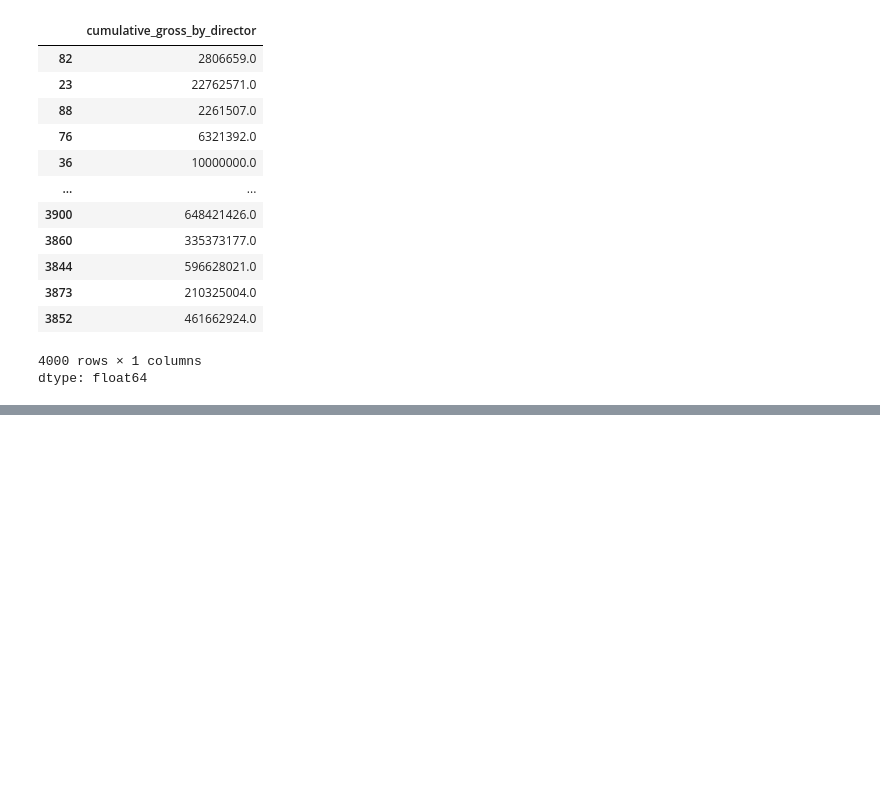
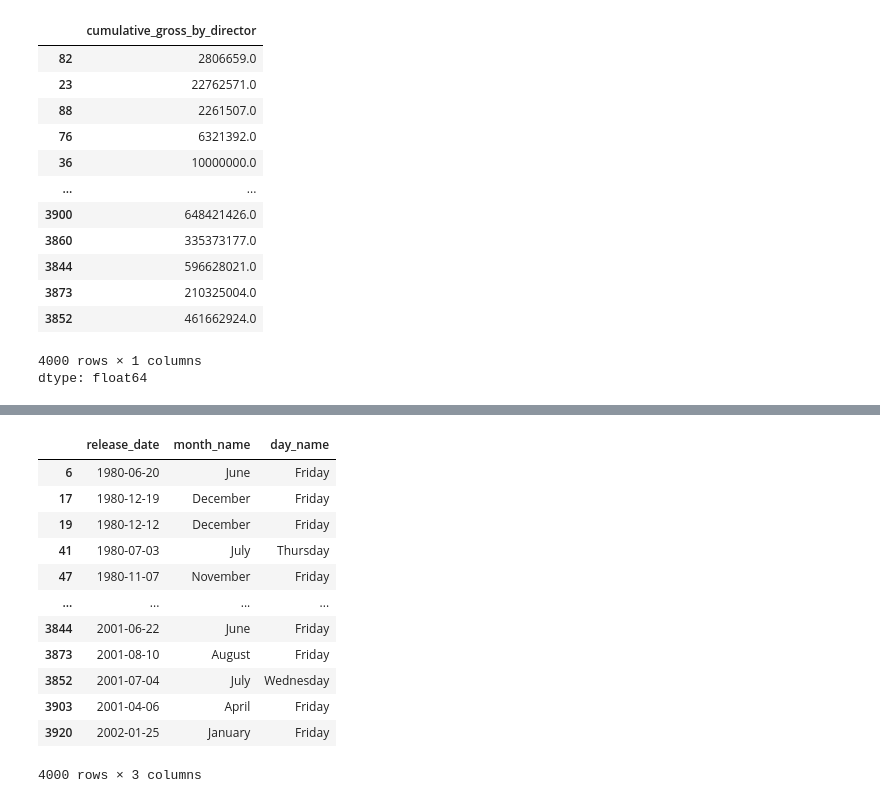
Before and after one commit to Divyanshucode93/GoogleColabsPractice, a Jupyter notebook: movies_Practise.ipynb, the cells around one changed output, grey strips where cells are left out. Cells and saved outputs as stored; diff of their text form; code cells hidden in the pictures; blank space fills up the shorter version.

```diff
--- a/movies_Practise.ipynb
+++ b/movies_Practise.ipynb
@@ -724,0 +827,19 @@ pivot_gross = df.pivot_table(index='genre', columns='year', values='gross', aggf
+# %%
+# 47. Date Extractions: From your release_date column, create two new columns: month_name (e.g., January, February) and day_name (e.g., Monday, Tuesday).
+df['month_name'] = df['release_date'].dt.month_name()
+df['day_name'] = df['release_date'].dt.day_name()
+df[['release_date','month_name','day_name']]
+# %% [output]
+|  | release_date | month_name | day_name |
+| 6 | 1980-06-20 | June | Friday |
+| 17 | 1980-12-19 | December | Friday |
+| 19 | 1980-12-12 | December | Friday |
+| 41 | 1980-07-03 | July | Thursday |
+| 47 | 1980-11-07 | November | Friday |
+| ... | ... | ... | ... |
+| 3844 | 2001-06-22 | June | Friday |
+| 3873 | 2001-08-10 | August | Friday |
+| 3852 | 2001-07-04 | July | Wednesday |
+| 3903 | 2001-04-06 | April | Friday |
+| 3920 | 2002-01-25 | January | Friday |
+4000 rows × 3 columns
```
Also changed, not shown: parts of 10 cells of this notebook.
